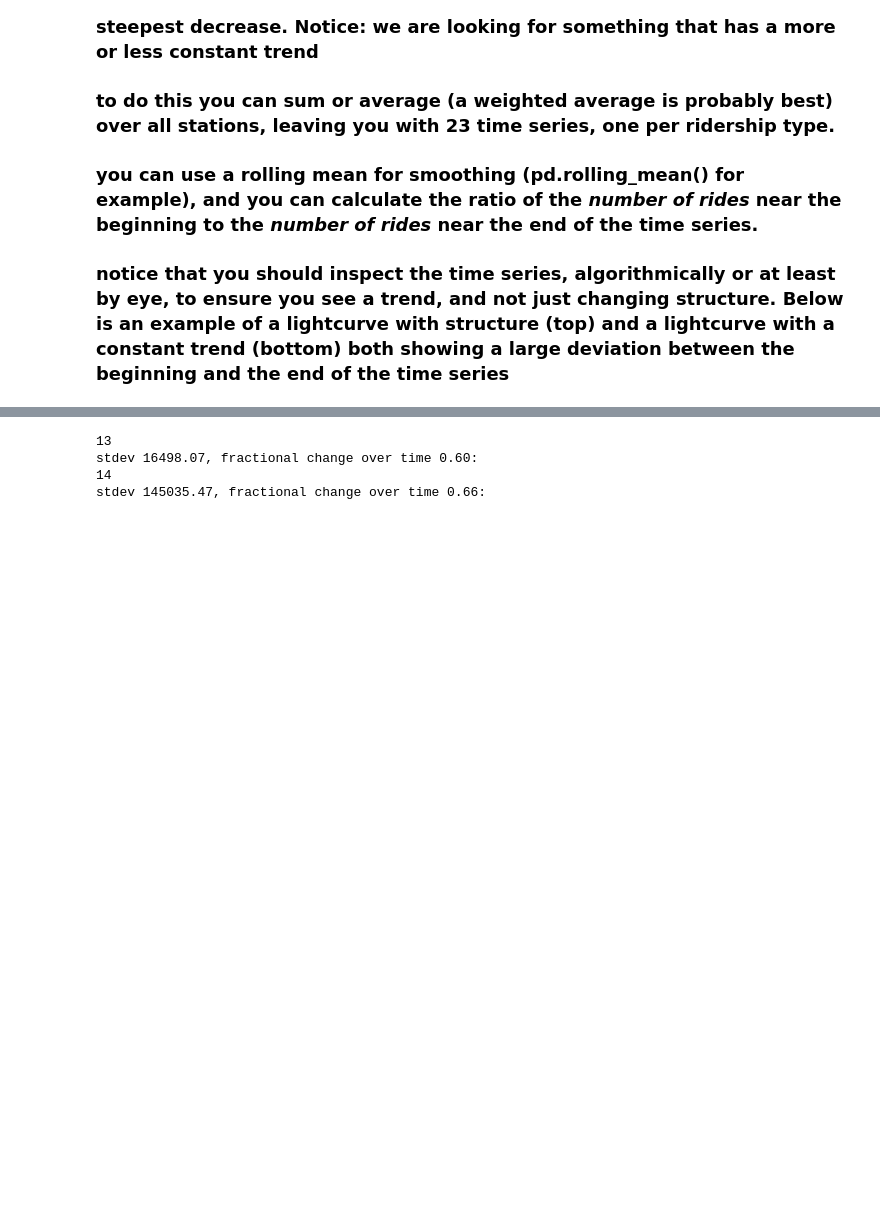
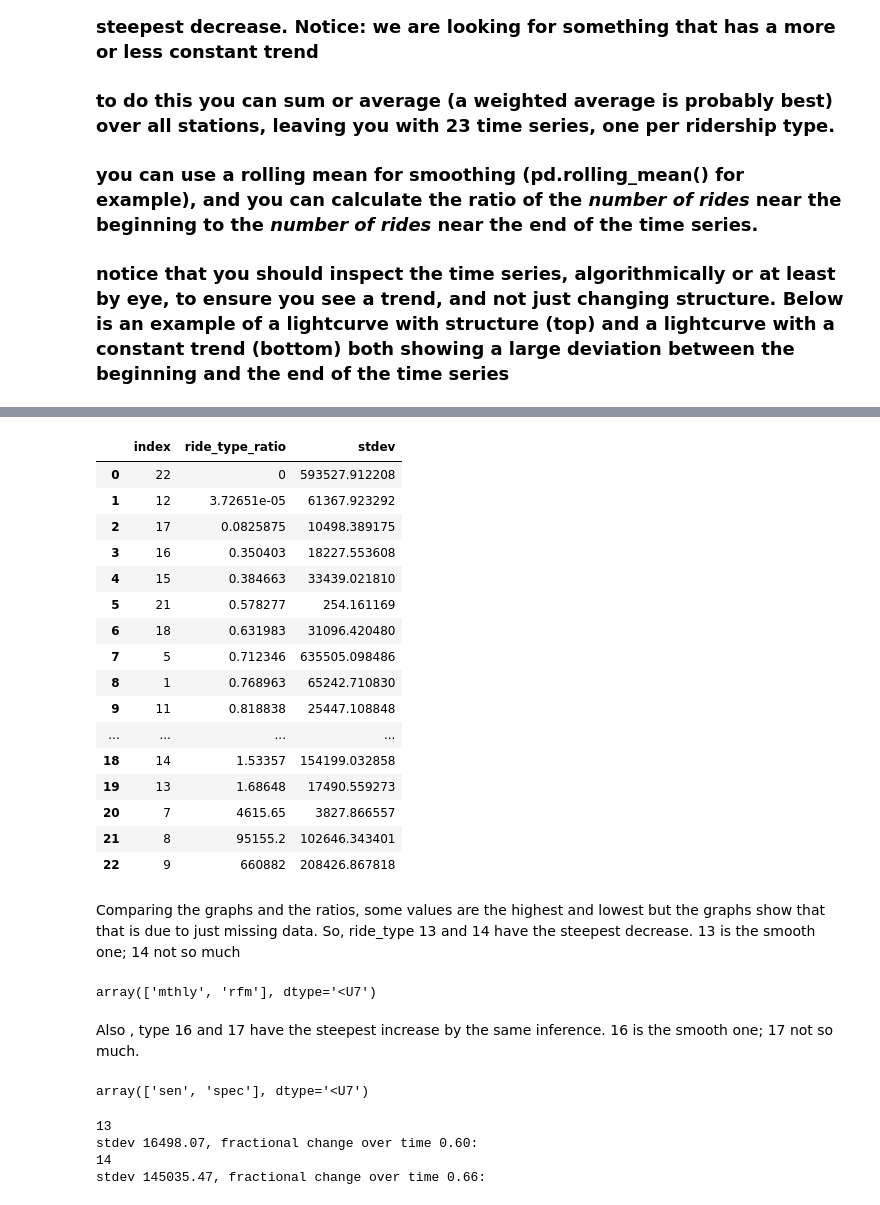
Before and after one commit to SohamMody/PUI2018_srm699, a Jupyter notebook: HW11_srm699/HW11_Assignment1.ipynb, the cells around one changed output, grey strips where cells are left out. Saved outputs shown, nothing was run; the diff lists cells and outputs as text; code cells hidden in the pictures; blank space fills up the shorter version.

```diff
--- a/HW11_srm699/HW11_Assignment1.ipynb
+++ b/HW11_srm699/HW11_Assignment1.ipynb
@@ -246,0 +319,43 @@ mtaRidesPerWeek = pd.DataFrame(np.nansum(np.nansum(mta,axis=0),axis=0),
+# %%
+# Because the inverse gives out infinity for student
+# Last 10 weeks over first 10
+ride_type_ratio = np.ones_like(ride_type_rolling_mean.columns)
+for i in range(len(ride_type_rolling_mean.columns)):
+    ride_type_ratio[i] = np.nansum(ride_type_rolling_mean.iloc[:10,i]/ \
+                           np.nansum(ride_type_rolling_mean.iloc[184:,i]))
+stdev = np.nanstd(ride_type_rolling_mean,axis=0)
+# %%
+ride_and_std = pd.concat([pd.Series(ride_type_ratio),pd.Series(stdev)],axis=1).rename({0:'ride_type_ratio',1: 'stdev'}, axis=1)
+# %%
+# resetting to keep the original index
+ride_and_std.sort_values(by=['ride_type_ratio','stdev']).reset_index()
+# %% [output]
+|  | index | ride_type_ratio | stdev |
+| 0 | 22 | 0 | 593527.912208 |
+| 1 | 12 | 3.72651e-05 | 61367.923292 |
+| 2 | 17 | 0.0825875 | 10498.389175 |
+| 3 | 16 | 0.350403 | 18227.553608 |
+| 4 | 15 | 0.384663 | 33439.021810 |
+| 5 | 21 | 0.578277 | 254.161169 |
+| 6 | 18 | 0.631983 | 31096.420480 |
+| 7 | 5 | 0.712346 | 635505.098486 |
+| 8 | 1 | 0.768963 | 65242.710830 |
+| 9 | 11 | 0.818838 | 25447.108848 |
+| ... | ... | ... | ... |
+| 18 | 14 | 1.53357 | 154199.032858 |
+| 19 | 13 | 1.68648 | 17490.559273 |
+| 20 | 7 | 4615.65 | 3827.866557 |
+| 21 | 8 | 95155.2 | 102646.343401 |
+| 22 | 9 | 660882 | 208426.867818 |
+# %% [markdown]
+Comparing the graphs and the ratios, some values are the highest and lowest but the graphs show that that is due to just missing data. So, ride_type 13 and 14 have the steepest decrease. 13 is the smooth one; 14 not so much
+# %%
+ride_type[13:15] # decrease
+# %% [output]
+array(['mthly', 'rfm'], dtype='<U7')
+# %% [markdown]
+Also , type 16 and 17 have the steepest increase by the same inference. 16 is the smooth one; 17 not so much.
+# %%
+ride_type[16:18] # increase
+# %% [output]
+array(['sen', 'spec'], dtype='<U7')
```
Also changed, not shown: parts of 26 cells of this notebook, 1 other file.
